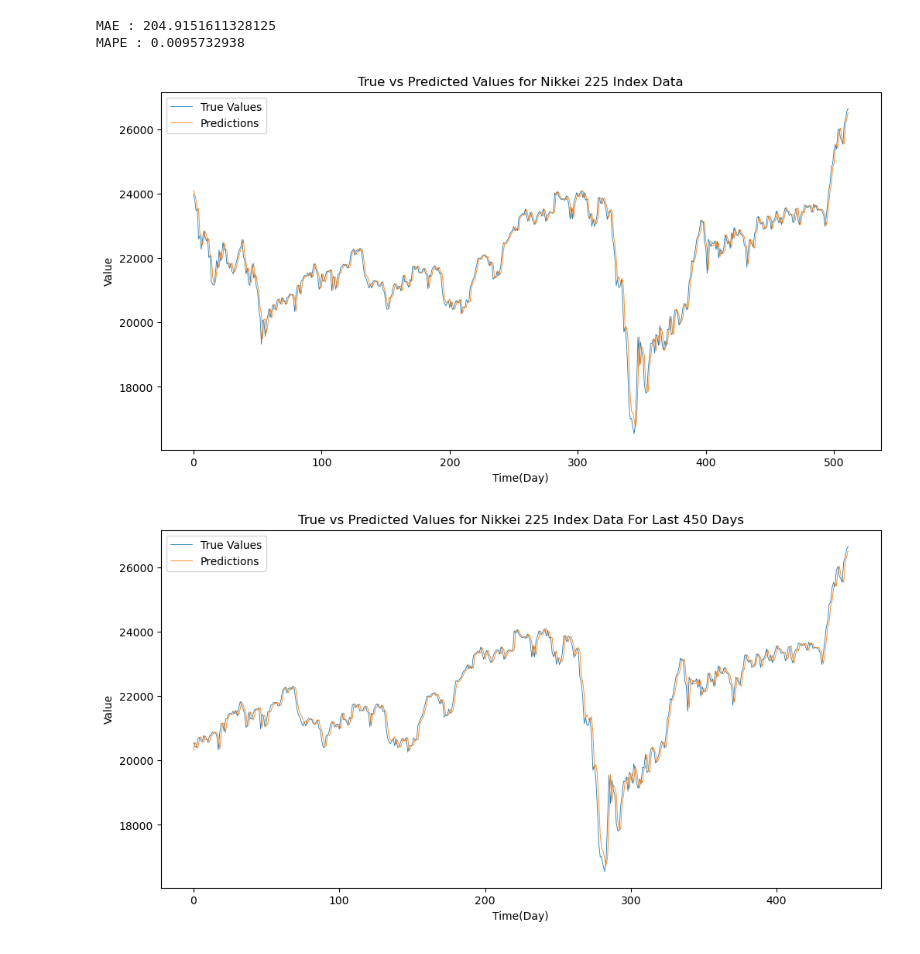
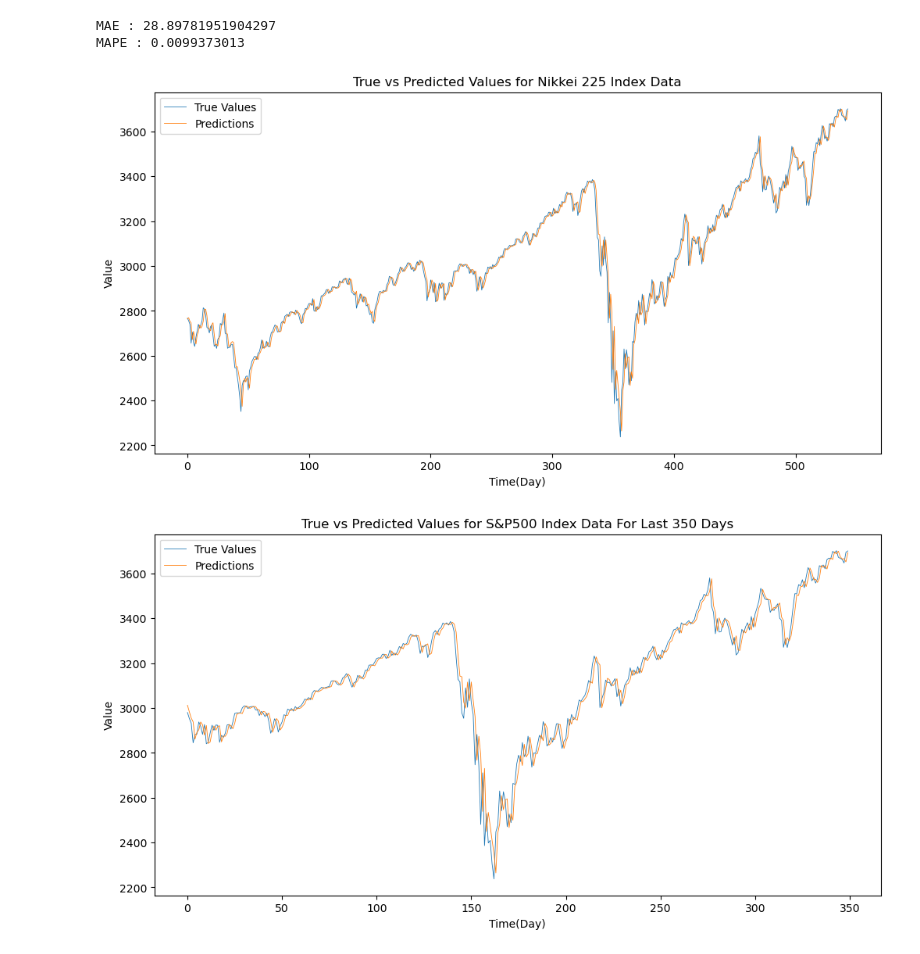
Before and after one commit to vincent05r/Stock_models_transformer, a Jupyter notebook: result_vis_2.ipynb, the cells around one changed output. Saved outputs shown, nothing was run; the diff lists cells and outputs as text; code cells hidden in the pictures.

```diff
--- a/result_vis_2.ipynb
+++ b/result_vis_2.ipynb
@@ -14,13 +14,13 @@ def data_inverse(label_c, original_dimension, original_position, scaler): #origi
 
 
 
-scaler_path = r'scaler\n225_index_pct_spec_s\n225_index_pct_spec_s_7_1.pkl'
+scaler_path = r'scaler\sp500_index_pct_spec_s\sp500_index_pct_spec_s_7_1.pkl'
 
-metrics_path = r'results\n225_index_pct_spec_s_7_1_PatchTST_stock_custom_ftMS_sl7_ll2_pl1_dm128_nh4_el2_dl1_df128_fc1_ebtimeF_dtTrue_Exp_0\metrics.npy'
+metrics_path = r'results\sp500_index_pct_spec_s_7_1_PatchTST_stock_custom_ftMS_sl7_ll2_pl1_dm128_nh4_el2_dl1_df128_fc1_ebtimeF_dtTrue_Exp_0\metrics.npy'
 
-pred_path = r'results\n225_index_pct_spec_s_7_1_PatchTST_stock_custom_ftMS_sl7_ll2_pl1_dm128_nh4_el2_dl1_df128_fc1_ebtimeF_dtTrue_Exp_0\pred.npy'
+pred_path = r'results\sp500_index_pct_spec_s_7_1_PatchTST_stock_custom_ftMS_sl7_ll2_pl1_dm128_nh4_el2_dl1_df128_fc1_ebtimeF_dtTrue_Exp_0\pred.npy'
 
-true_path = r'results\n225_index_pct_spec_s_7_1_PatchTST_stock_custom_ftMS_sl7_ll2_pl1_dm128_nh4_el2_dl1_df128_fc1_ebtimeF_dtTrue_Exp_0\true.npy'
+true_path = r'results\sp500_index_pct_spec_s_7_1_PatchTST_stock_custom_ftMS_sl7_ll2_pl1_dm128_nh4_el2_dl1_df128_fc1_ebtimeF_dtTrue_Exp_0\true.npy'
 
 
 
@@ -77,8 +77,8 @@ mape = MAPE(pred, true)
 print("MAE : {}".format(mae))
 print("MAPE : %.10f"%(mape))
 # %% [output]
-MAE : 204.9151611328125
-MAPE : 0.0095732938
+MAE : 28.89781951904297
+MAPE : 0.0099373013
 # %%
 import matplotlib.pyplot as plt
 
@@ -95,24 +95,24 @@ plt.legend()
 
 plt.show()
 # %% [output]
-[figure, old version]
+[figure, new version]
 # %%
 import matplotlib.pyplot as plt
 
-last_value = 450
+last_value = 350
 
 
 time_axis = np.arange(len(pred[-last_value:]))
 plt.figure(figsize=(12, 6))
 
 plt.plot(time_axis, true[-last_value:], label='True Values', linewidth=0.6)
 plt.plot(time_axis, pred[-last_value:], label='Predictions', linewidth=0.6)
 
 plt.xlabel('Time(Day)')
 plt.ylabel('Value')
-plt.title('True vs Predicted Values for Nikkei 225 Index Data For Last {} Days'.format(last_value))
+plt.title('True vs Predicted Values for S&P500 Index Data For Last {} Days'.format(last_value))
 plt.legend()
 
 plt.show()
 # %% [output]
-[figure, old version]
+[figure, new version]
```
Also changed, not shown: parts of 1 cell of this notebook, 5 other files.
